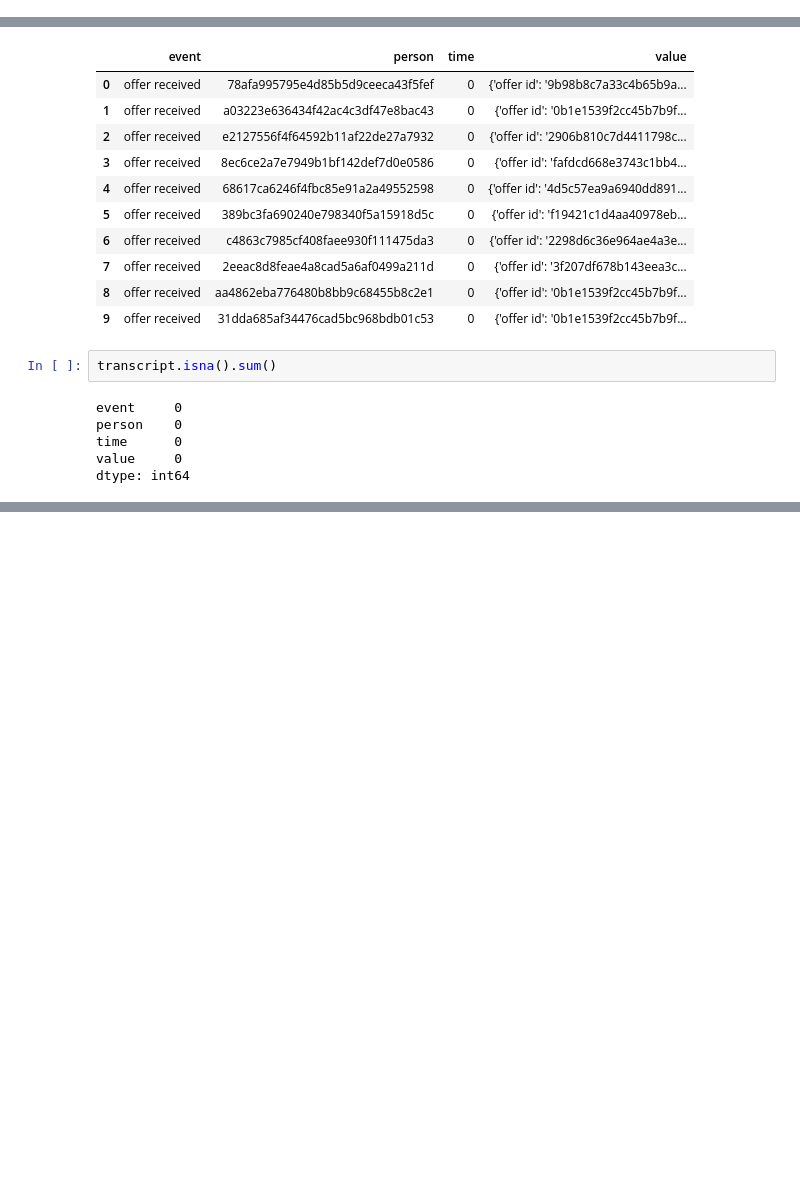
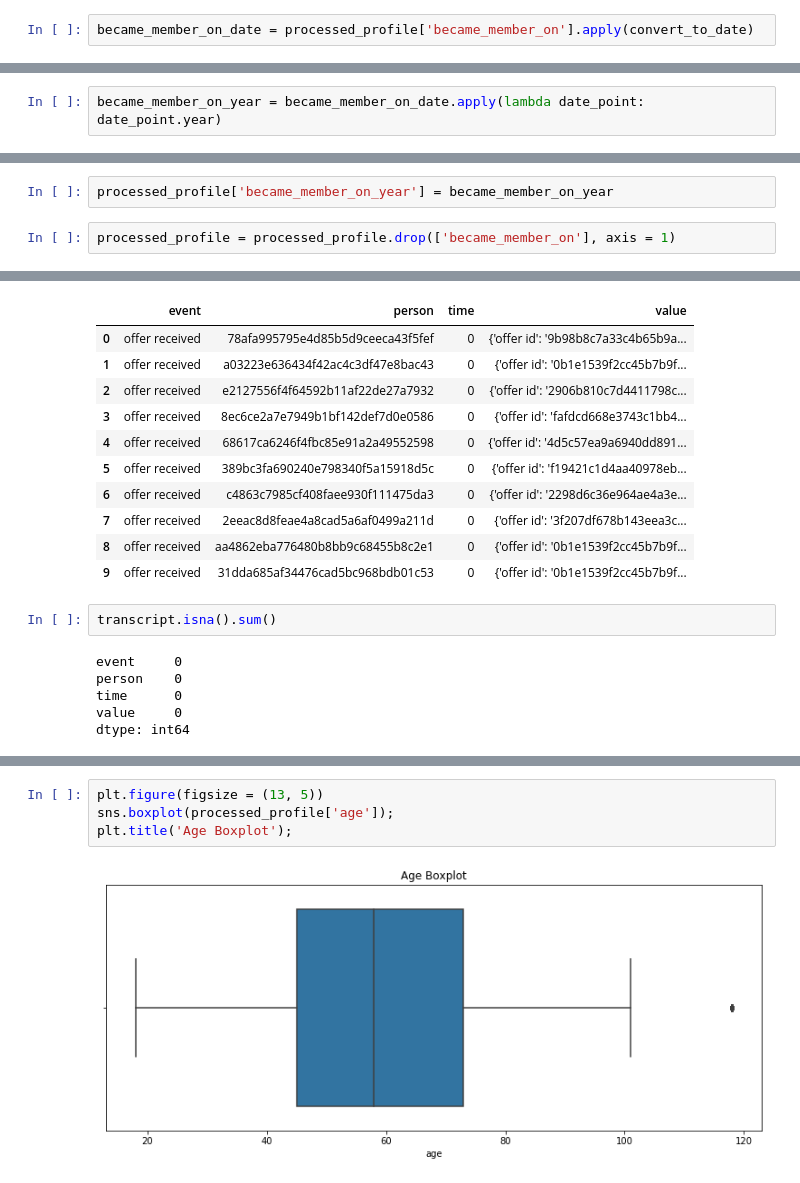
Before and after one commit to juliatessler/udacity-mle-nanodegree, a Jupyter notebook: Starbucks_Capstone_Project.ipynb, the cells around one changed output, grey strips where cells are left out. Drawn from its saved outputs; the diff is of its cells as text; blank space fills up the shorter version.

```diff
--- a/Starbucks_Capstone_Project.ipynb
+++ b/Starbucks_Capstone_Project.ipynb
@@ -309,0 +330,2 @@ No empty cells, looks like this dataset is good enough for now.
+# %%
+became_member_on_date = processed_profile['became_member_on'].apply(convert_to_date)
@@ -309,0 +341,2 @@ No empty cells, looks like this dataset is good enough for now.
+# %%
+became_member_on_year = became_member_on_date.apply(lambda date_point: date_point.year)
@@ -309,0 +352,4 @@ No empty cells, looks like this dataset is good enough for now.
+# %%
+processed_profile['became_member_on_year'] = became_member_on_year
+# %%
+processed_profile = processed_profile.drop(['became_member_on'], axis = 1)
@@ -359,0 +528,6 @@ This dataset has no empty values. The `value` column has a dictionary that has d
+# %%
+plt.figure(figsize = (13, 5))
+sns.boxplot(processed_profile['age']);
+plt.title('Age Boxplot');
+# %% [output]
+[figure, added]
```
Also changed, not shown: parts of 164 cells of this notebook, 2 other files.
